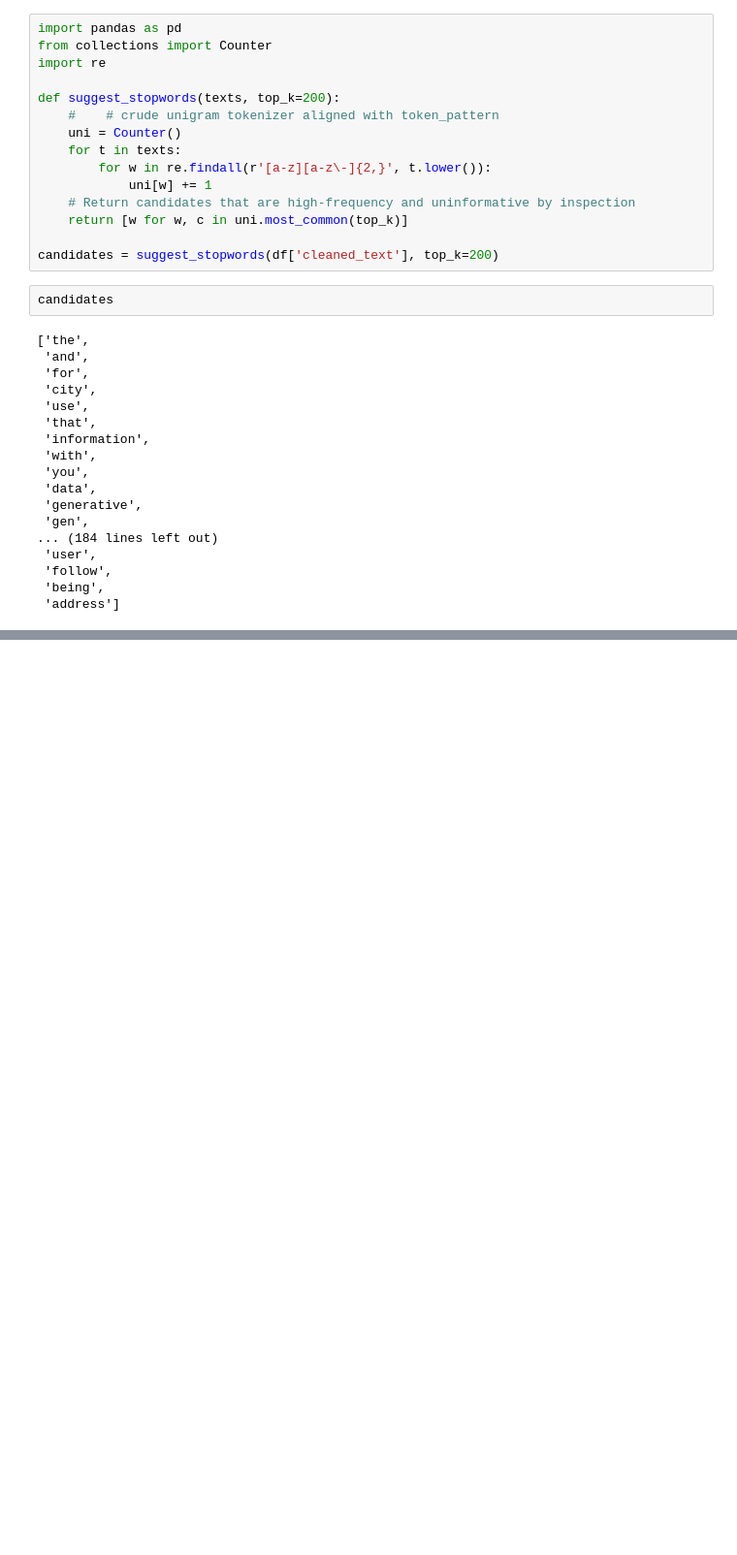
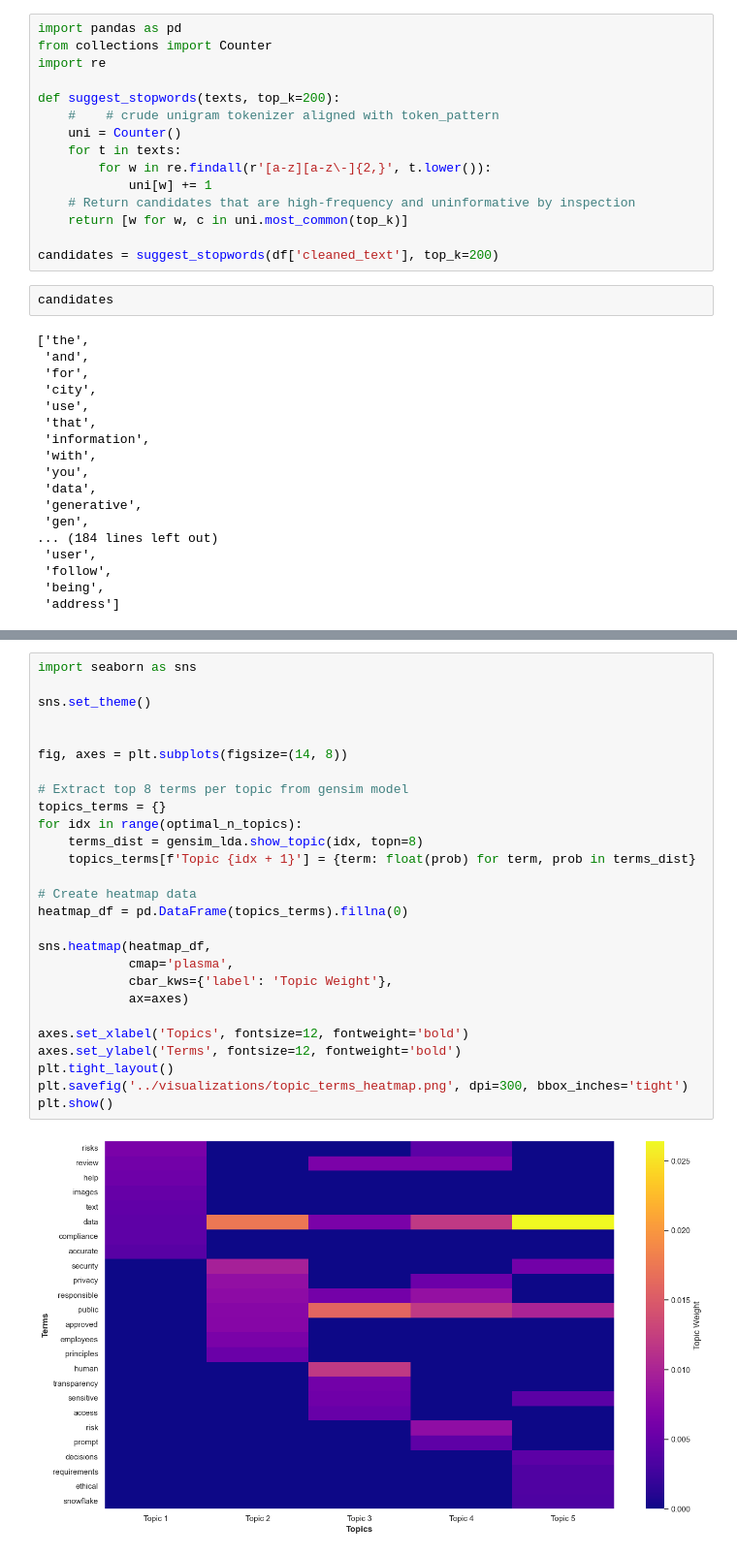
Before and after one commit to temapankin/UrbanAI-TopicModellng, a Jupyter notebook: notebooks/topic-modeling.ipynb, the cells around one changed output, grey strips where cells are left out. Shown: that part at 97% size. Drawn from its saved outputs; the diff is of its cells as text; blank space fills up the shorter version.

```diff
--- a/notebooks/topic-modeling.ipynb
+++ b/notebooks/topic-modeling.ipynb
@@ -208,0 +353,29 @@ Topic 19: data, requirements, accurate, ask, review
+# %%
+import seaborn as sns
+
+sns.set_theme()
+
+
+fig, axes = plt.subplots(figsize=(14, 8))
+
+# Extract top 8 terms per topic from gensim model
+topics_terms = {}
+for idx in range(optimal_n_topics):
+    terms_dist = gensim_lda.show_topic(idx, topn=8)
+    topics_terms[f'Topic {idx + 1}'] = {term: float(prob) for term, prob in terms_dist}
+
+# Create heatmap data
+heatmap_df = pd.DataFrame(topics_terms).fillna(0)
+
+sns.heatmap(heatmap_df,
+            cmap='plasma',
+            cbar_kws={'label': 'Topic Weight'},
+            ax=axes)
+
+axes.set_xlabel('Topics', fontsize=12, fontweight='bold')
+axes.set_ylabel('Terms', fontsize=12, fontweight='bold')
+plt.tight_layout()
+plt.savefig('../visualizations/topic_terms_heatmap.png', dpi=300, bbox_inches='tight')
+plt.show()
+# %% [output]
+[figure, added]
```
Also changed, not shown: parts of 18 cells of this notebook, 7 other files.
